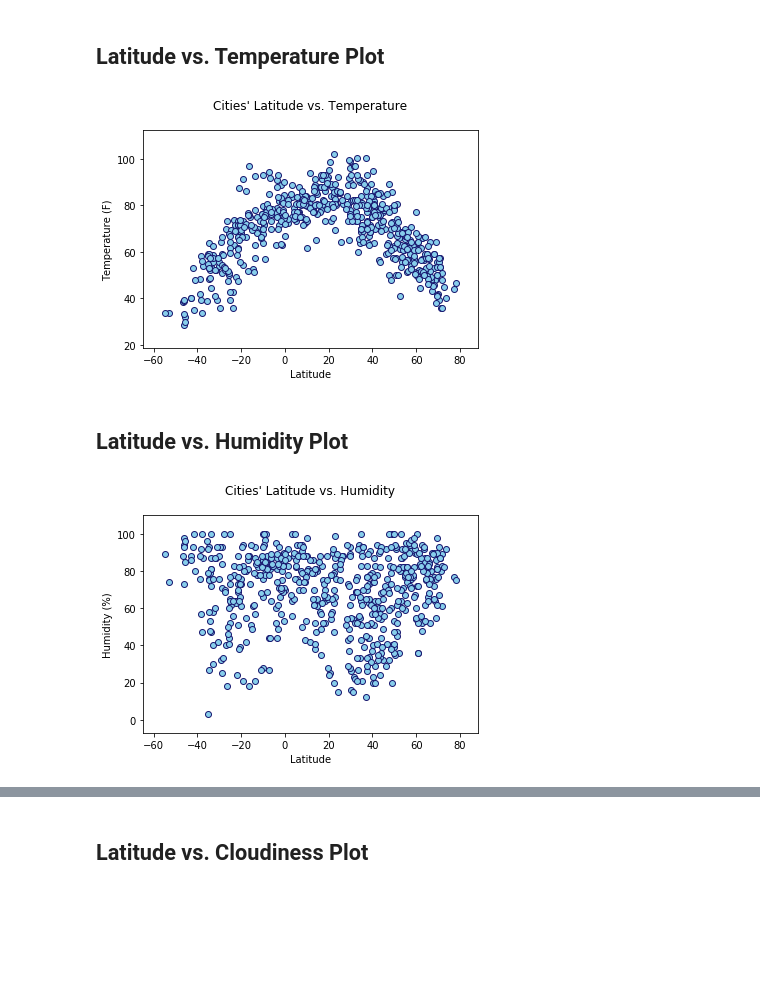
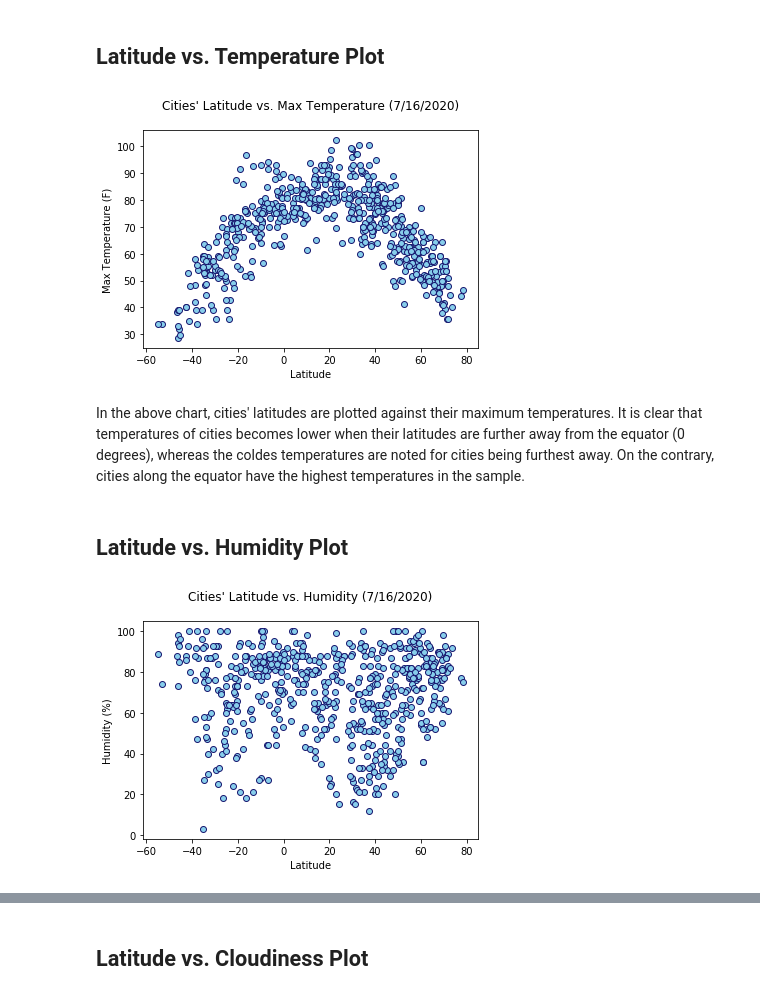
Before and after one commit to keiyaus/python-api-challenge, a Jupyter notebook: WeatherPy/WeatherPy_starter-Copy1.ipynb, the cells around one changed output, grey strips where cells are left out. Cells and saved outputs as stored; diff of their text form; code cells hidden in the pictures; blank space fills up the shorter version.

```diff
--- a/WeatherPy/WeatherPy_starter-Copy1.ipynb
+++ b/WeatherPy/WeatherPy_starter-Copy1.ipynb
@@ -209,31 +209,29 @@ plt.scatter(
     marker='o',
     facecolors='skyblue',
     edgecolors='midnightblue')
-plt.title('Cities\' Latitude vs. Temperature\n')
+plt.title('Cities\' Latitude vs. Max Temperature (7/16/2020)\n')
 plt.xlabel('Latitude')
-plt.ylabel('Temperature (F)')
-plt.xlim(min(latitude)-10, max(latitude)+10)
-plt.ylim(min(temp)-10, max(temp)+10)
+plt.ylabel('Max Temperature (F)')
 plt.savefig("Images/LatitudeVsTemperature.png")
 # %% [output]
-[figure, old version]
+[figure, new version]
+# %% [markdown]
+In the above chart, cities' latitudes are plotted against their maximum temperatures. It is clear that temperatures of cities becomes lower when their latitudes are further away from the equator (0 degrees), whereas the coldes temperatures are noted for cities being furthest away. On the contrary, cities along the equator have the highest temperatures in the sample.
 # %% [markdown]
 ## Latitude vs. Humidity Plot
 # %%
 # Get values for plotting
 humidity = weather_data['Humidity']
 
 # Generate scatter plot
 plt.scatter(
     latitude, humidity,
     marker='o',
     facecolors='skyblue',
     edgecolors='midnightblue')
-plt.title('Cities\' Latitude vs. Humidity\n')
+plt.title('Cities\' Latitude vs. Humidity (7/16/2020)\n')
 plt.xlabel('Latitude')
 plt.ylabel('Humidity (%)')
-plt.xlim(min(latitude)-10, max(latitude)+10)
-plt.ylim(min(humidity)-10, max(humidity)+10)
 plt.savefig("Images/LatitudeVsHumidity.png")
 # %% [output]
-[figure, old version]
+[figure, new version]
```
Also changed, not shown: parts of 5 cells of this notebook.
